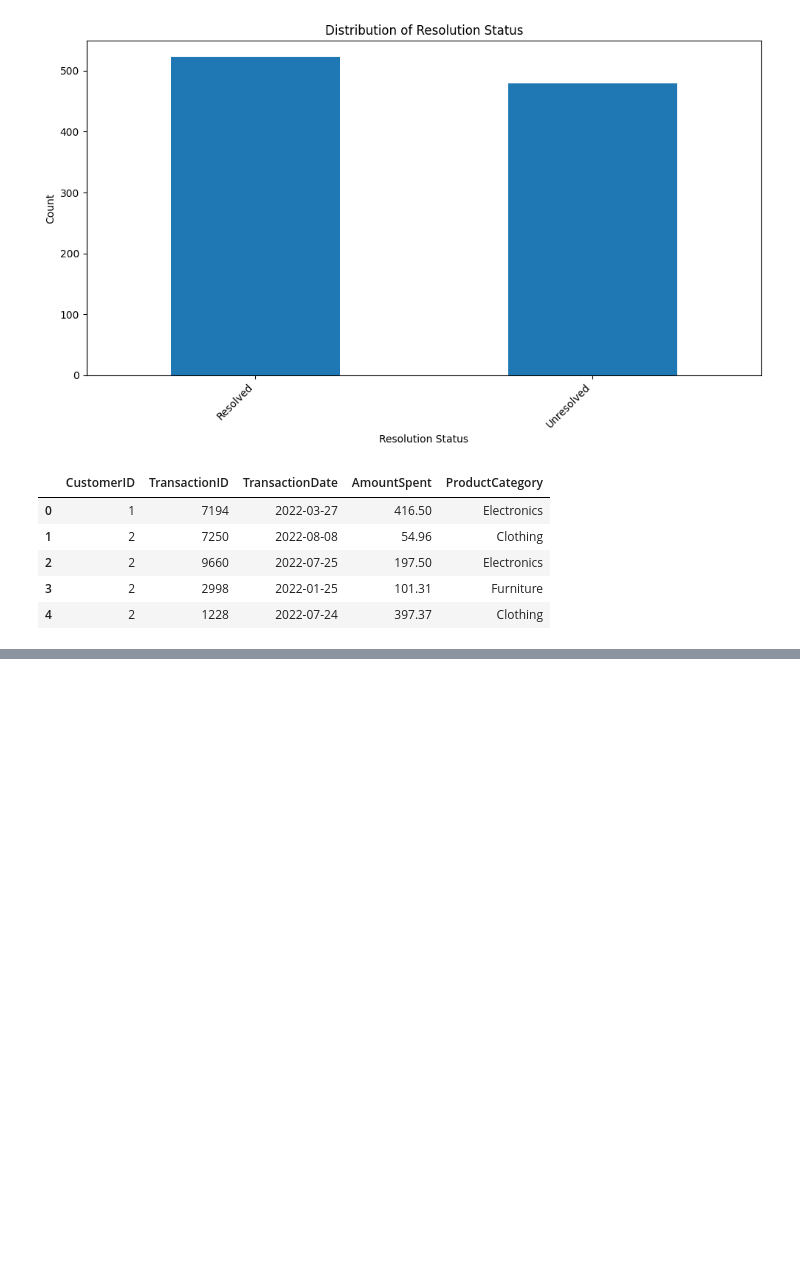
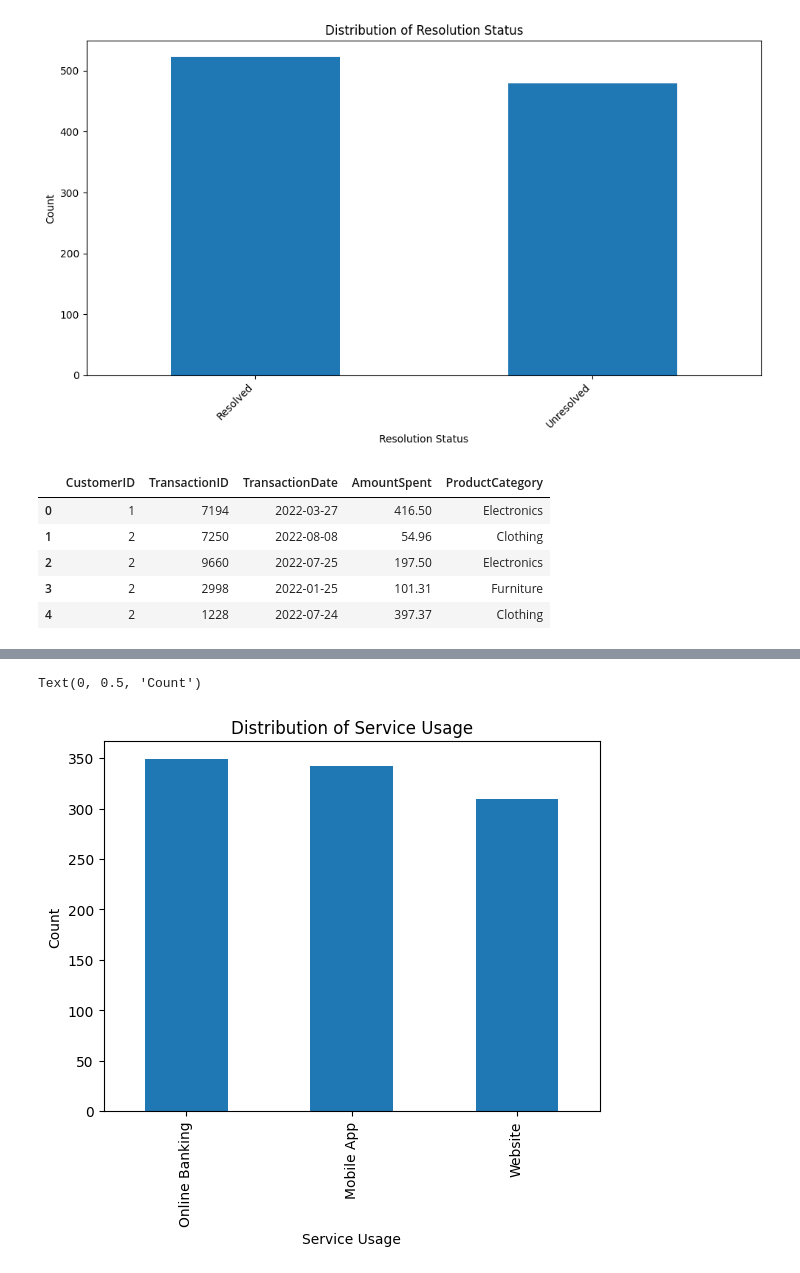
Before and after one commit to RedeemerNtumy/customer_churn, a Jupyter notebook: LloydsBank.ipynb, the cells around one changed output, grey strips where cells are left out. Saved outputs shown, nothing was run; the diff lists cells and outputs as text; code cells hidden in the pictures; blank space fills up the shorter version.

```diff
--- a/LloydsBank.ipynb
+++ b/LloydsBank.ipynb
@@ -148,0 +499,2 @@ transaction_history.head()
+# %%
+customer_information = customer_information.merge(transaction_features, on="CustomerID", how="left")
@@ -148,0 +532,6 @@ transaction_history.head()
+# %%
+# Determine the most recent login date to use as a reference point
+reference_date_login = customer_information['LastLoginDate'].max()
+
+# Calculate DaysSinceLastLogin
+customer_information['DaysSinceLastLogin'] = (reference_date_login - customer_information['LastLoginDate']).dt.days
@@ -148,0 +556,2 @@ transaction_history.head()
+# %%
+customer_final = customer_information.copy()
@@ -148,0 +574,2 @@ transaction_history.head()
+# %%
+customer_final.drop("LastLoginDate", axis=1, inplace=True)
@@ -148,0 +592,9 @@ transaction_history.head()
+# %%
+service_counts = customer_final.ServiceUsage.value_counts()
+service_counts.plot(kind='bar')
+plt.title('Distribution of Service Usage')
+plt.xlabel('Service Usage')
+plt.ylabel('Count')
+# %% [output]
+Text(0, 0.5, 'Count')
+[figure, added]
```
Also changed, not shown: parts of 57 cells of this notebook, 1 other file.
